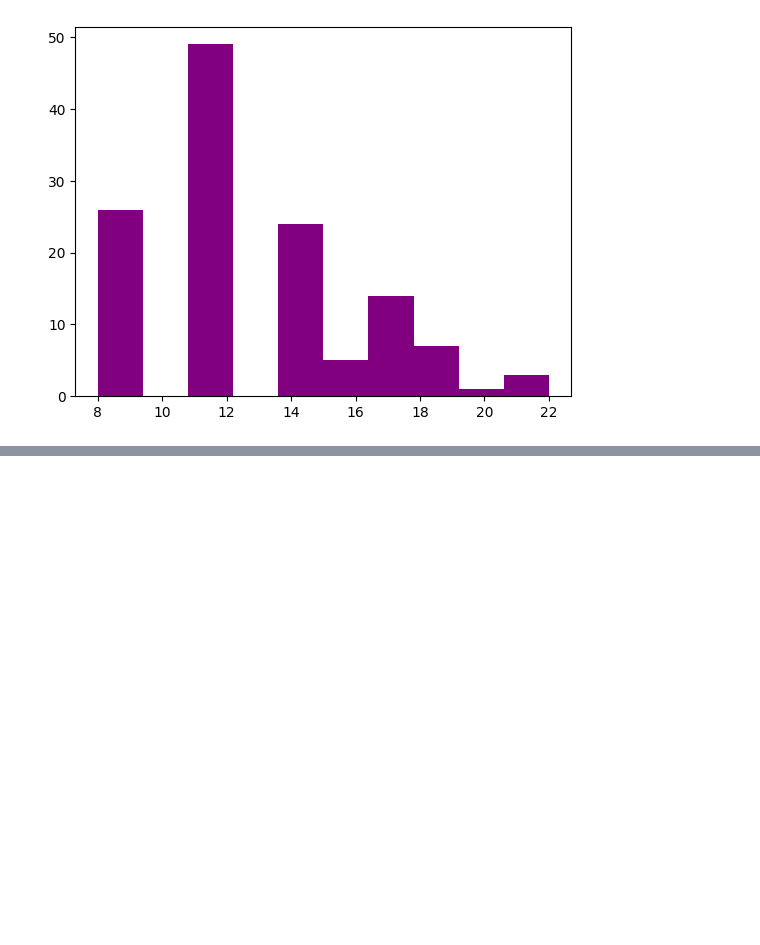
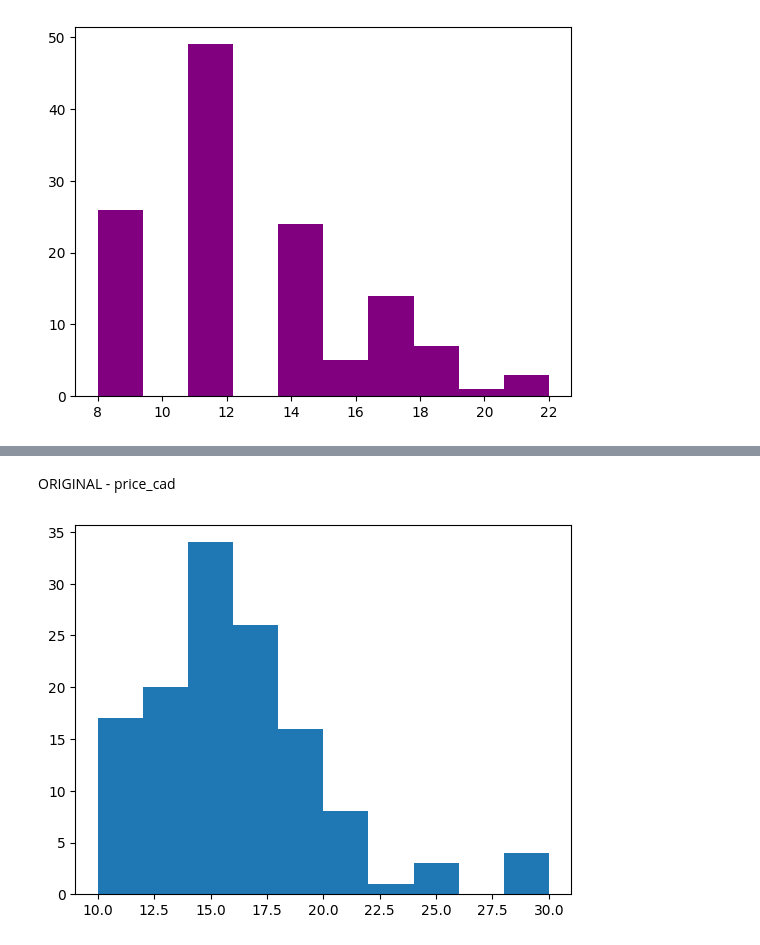
Before and after one commit to 550tealeaves/DATA71200_sum2024_550, a Jupyter notebook: Project_1_supervised_learning.ipynb, the cells around one changed output, grey strips where cells are left out. Drawn from its saved outputs; the diff is of its cells as text; code cells hidden in the pictures; blank space fills up the shorter version.

```diff
--- a/Project_1_supervised_learning.ipynb
+++ b/Project_1_supervised_learning.ipynb
@@ -181,0 +191,7 @@ plt.show()
+# %% [markdown]
+ORIGINAL - price_cad
+# %%
+plt.hist(pizza['price_cad'].values.reshape(-1, 1))
+plt.show()
+# %% [output]
+[figure, added]
```
Also changed, not shown: parts of 26 cells of this notebook.
